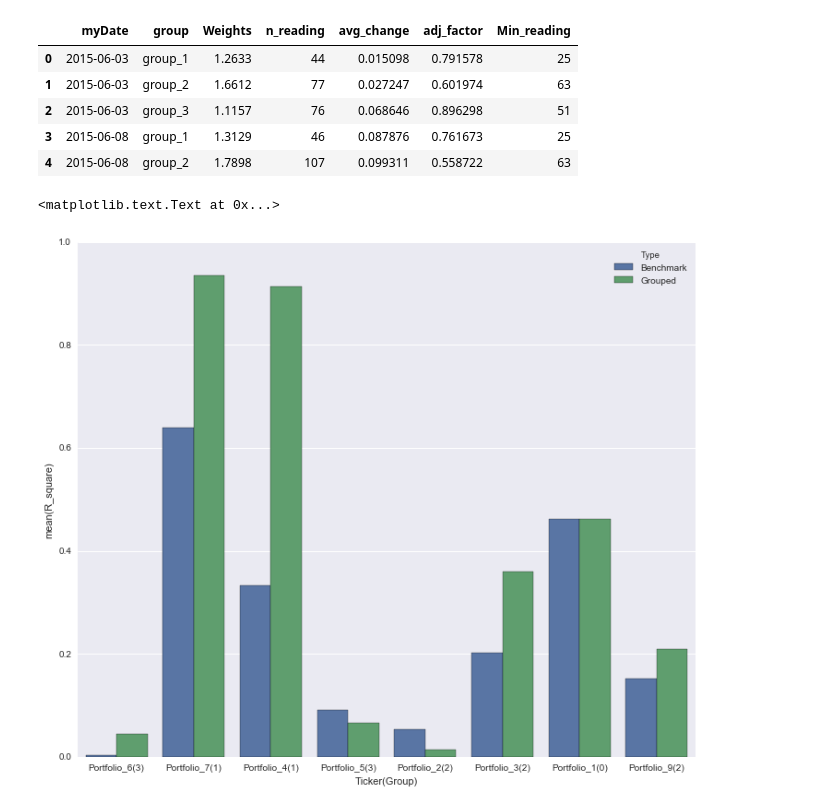
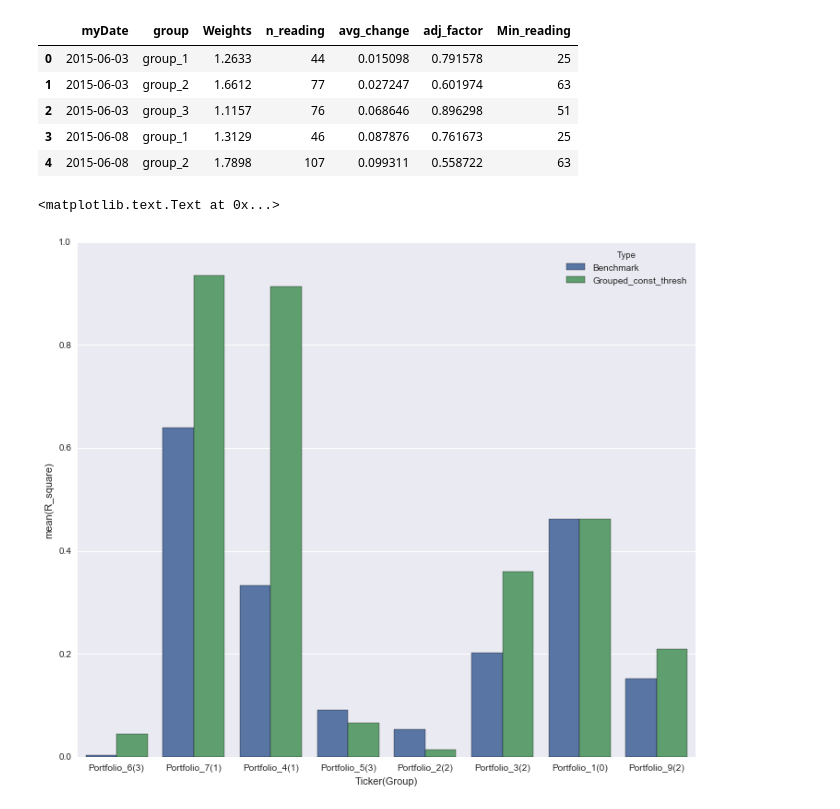
Before and after one commit to MaxwellLZH/BigByteInsight, a Jupyter notebook: HomeChallenge/r2/r2_test.ipynb, the cells around one changed output. Cells and saved outputs as stored; diff of their text form; code cells hidden in the pictures.

```diff
--- a/HomeChallenge/r2/r2_test.ipynb
+++ b/HomeChallenge/r2/r2_test.ipynb
@@ -56,8 +56,21 @@ price.head()
 | 4 | 2015-06-19 | -0.51576 | 779907 | -0.50000 | Portfolio_6 | 0.02 | -0.010000 |
 # %%
 def to_port_level(thresh=0.2):
+    #threshold can be a number of dictionary
 
-    price['capped_change']   = cap(price['yy_change'], -1 * thresh, thresh)
+    #capping
+    if isinstance(thresh, float) or isinstance(thresh, int):
+        price['capped_change']   = cap(price['yy_change'], -1.0 * thresh, 1.0*thresh)
+    elif isinstance(thresh, dict):
+        price['min'] = -1.0 * price['Ticker'].map(thresh)
+        price['max'] = 1.0 * price['Ticker'].map(thresh)
+        price['capped_change'] = price['yy_change']
+        price.ix[price['yy_change'] < price['min'], 'capped_change'] = price.ix[price['yy_change'] < price['min'], 'min']
+        price.ix[price['yy_change'] > price['max'], 'capped_change'] = price.ix[price['yy_change'] > price['max'], 'max']
+        price.drop(['min', 'max'], axis=1, inplace=True)
+    else:
+        raise ValueError('This type of threshold is not supported.')
+
     price['weighted_change'] = price['capped_change'] * price['Weights']
     port_price = price.groupby(['myDate', 'Ticker'], as_index=False).agg({'weighted_change':['count', np.sum],
                                                                           'Weights': np.sum})
@@ -166,8 +179,8 @@ compare_plot(calc_quater_change)
 #testing on different capping values
 result = {}
 
-def cap_test(thresh):
-    r2, _ = calc_r_2(to_port_level(thresh))
+def cap_test(thresh, check_reading=True):
+    r2, _ = calc_r_2(to_port_level(thresh), check_reading)
     return r2
 
 for t in np.arange(0.1, 1.1, 0.1):
@@ -199,0 +215,18 @@ for i, p in enumerate(portfolios):
+# %%
+#varied threshold
+thresh = {'Portfolio_4':0.3, 'Portfolio_7': 0.7,
+          'Portfolio_2':1.0, 'Portfolio_3':0.4, 'Portfolio_9':0.1,
+        'Portfolio_5':0.3, 'Portfolio_6':0.9,
+          'Portfolio_1':0.1}
+
+r2 = cap_test(thresh, check_reading=False)
+varied_thresh = pd.DataFrame({'R_square':r2, 'Ticker':true_quarter_change.keys()})
+
+#compare with benchmark
+benchmark['Type'] = 'Benchmark'
+varied_thresh['Type'] = 'Vary_thresh'
+p = pd.concat([benchmark, varied_thresh], axis=0)
+_ = plt.figure(figsize=(12, 10))
+ax = sns.barplot(x='Ticker', y='R_square', hue='Type', data=p)
+plt.xlabel('Ticker')
+#it does improve the performance, especially within portfolios with lower r2
@@ -286,33 +337,33 @@ def calc_group_r_2(port_price, mapping, check_reading=True):
     #R square calculation
     calc_group_change = defaultdict(list)
     for p in groups:
         for i in range(len(quarter_interval) -1):
             change = port_price[(port_price['myDate'] > quarter_interval[i]) &
                                     (port_price['myDate'] <= quarter_interval[i+1]) &
                                     (port_price['group'] == p)].avg_change.mean()
             calc_group_change[p].append(change)
 
     r2 = []
     for p in true_quarter_change.keys():
         true_change = true_quarter_change[p]
         calc_change = calc_group_change[mapping[p]]
         r2.append(R_square(true_change, calc_change))
 
-    return r2, calc_quater_change
+    return r2, calc_group_change
 
 r2, calc_group_change = calc_group_r_2(to_port_level(0.2), mapping)
 grouped = pd.DataFrame({'Ticker':true_quarter_change.keys(), 'R_square':r2})
 
 
 #compare with benchmark
 benchmark['Type'] = 'Benchmark'
-grouped['Type']   = 'Grouped'
+grouped['Type']   = 'Grouped_const_thresh'
 p = pd.concat([benchmark, grouped], axis=0)
 p['Ticker'] = p['Ticker'].apply(lambda x: x + '(' + mapping[x][-1] + ')')
 _ = plt.figure(figsize=(12, 10))
 ax = sns.barplot(x='Ticker', y='R_square', hue='Type', data=p)
 plt.xlabel('Ticker(Group)')
 #grouping works!
 # %% [output]
 <matplotlib.text.Text at 0x...>
-[figure, old version]
+[figure, new version]
```
Also changed, not shown: parts of 9 cells of this notebook.
